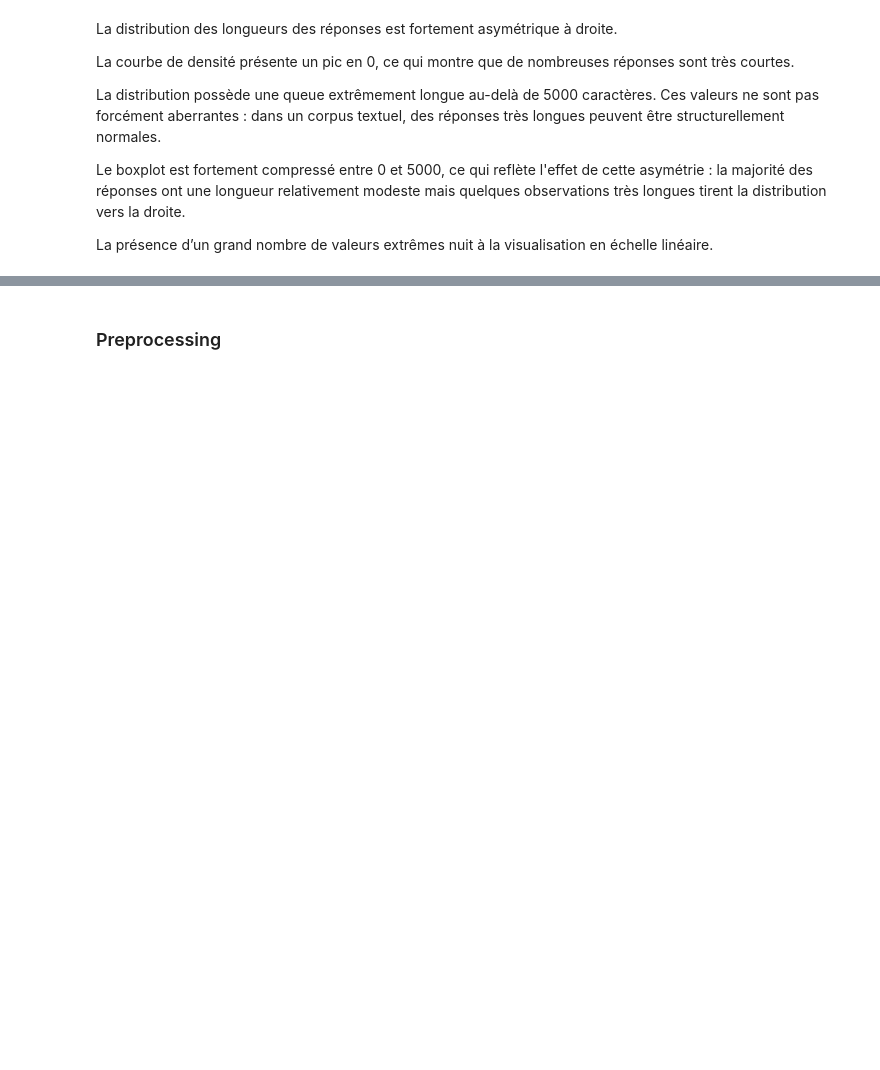
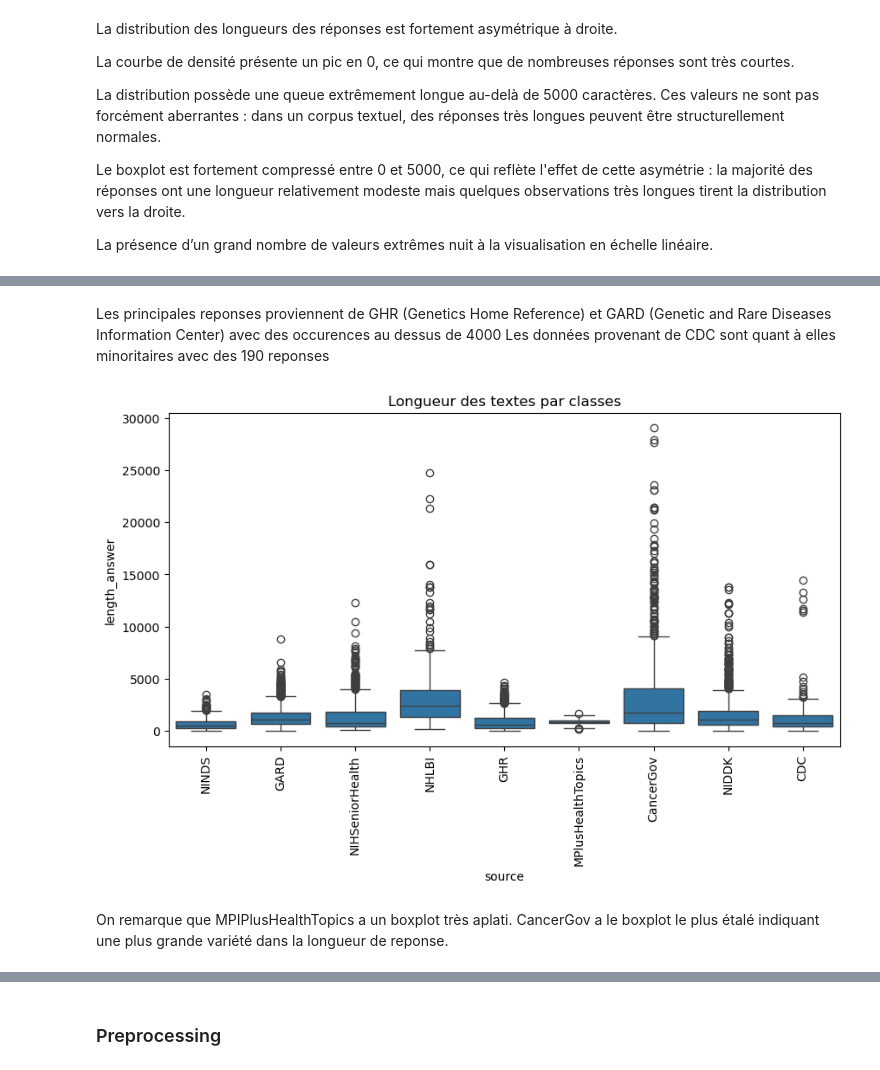
Before and after one commit to YabaCoffie/healthcare, a Jupyter notebook: healthcare.ipynb, the cells around one changed output, grey strips where cells are left out. Drawn from its saved outputs; the diff is of its cells as text; code cells hidden in the pictures; blank space fills up the shorter version.

```diff
--- a/healthcare.ipynb
+++ b/healthcare.ipynb
@@ -100,0 +137,14 @@ plt.xlim(0, 2000)
+# %% [markdown]
+Les principales reponses proviennent de GHR (Genetics Home Reference) et GARD (Genetic and Rare Diseases Information Center) avec des occurences au dessus de 4000
+Les données provenant de CDC sont quant à elles minoritaires avec des 190 reponses
+# %%
+plt.figure(figsize=(10,5))
+sns.boxplot(data=train_data,x="source",y="length_answer")
+plt.title("Longueur des textes par classes")
+plt.xticks(rotation=90)
+plt.show()
+# %% [output]
+[figure, added]
+# %% [markdown]
+On remarque que MPIPlusHealthTopics a un boxplot très aplati.
+CancerGov a le boxplot le plus étalé indiquant une plus grande variété dans la longueur de reponse.
```
Also changed, not shown: parts of 10 cells of this notebook.
